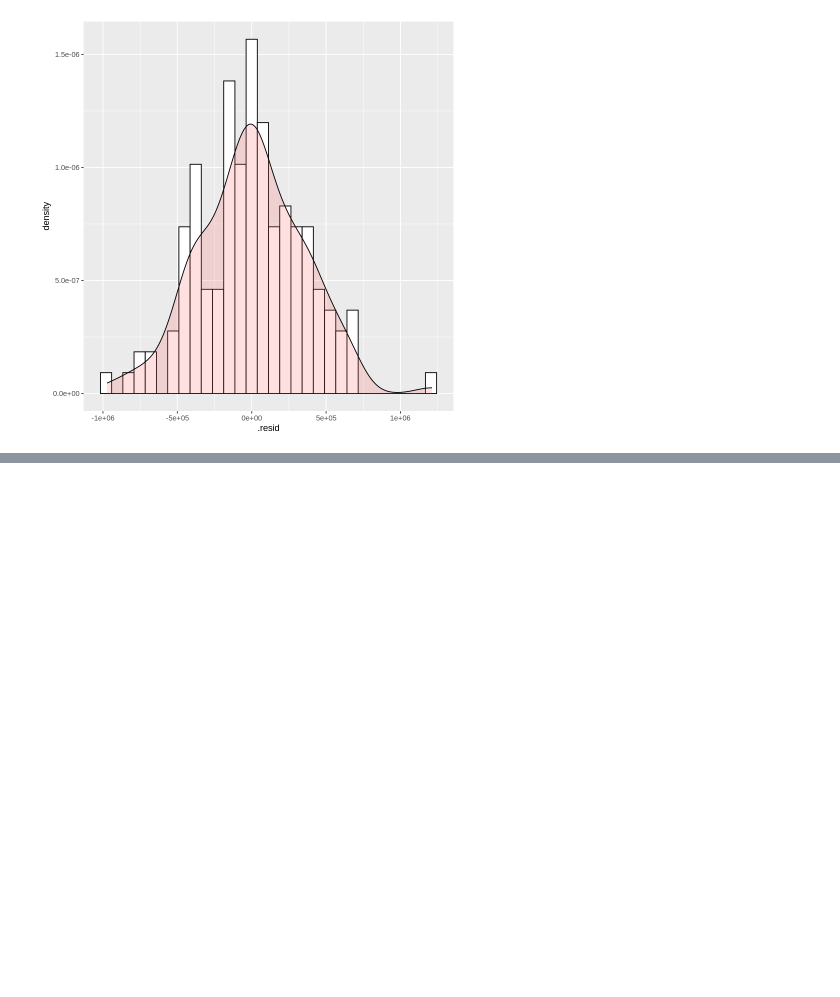
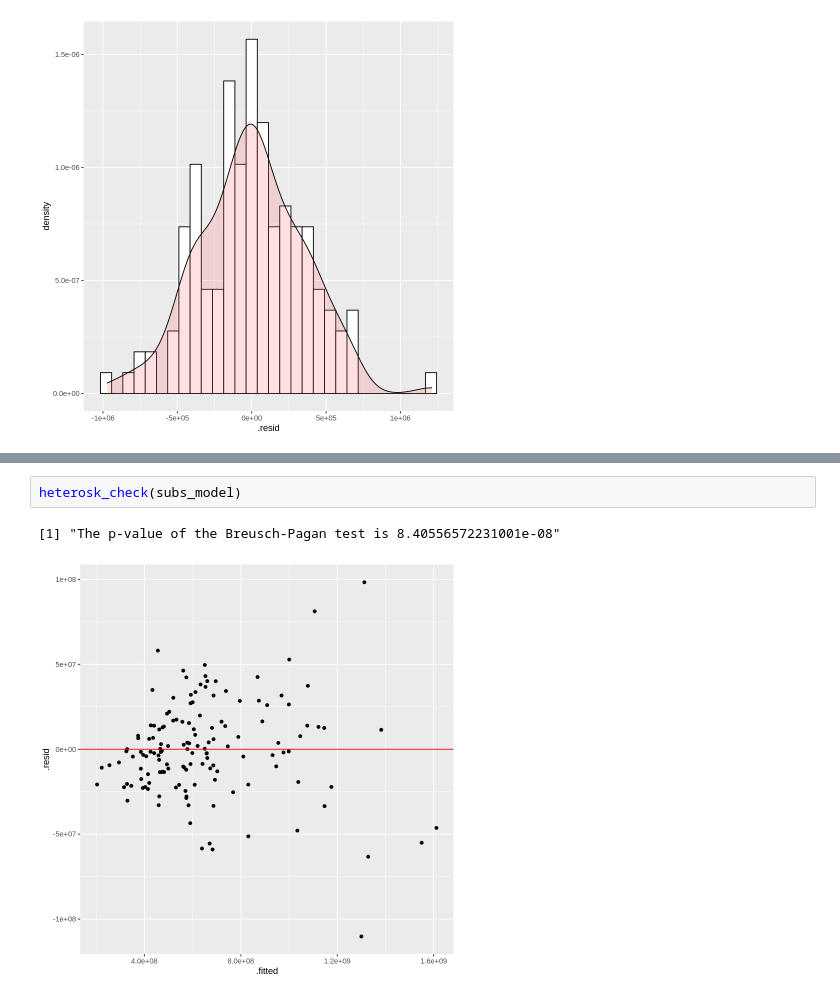
Before and after one commit to jpoletti/elec-demand-arg, a Jupyter notebook: ESP.ipynb, the cells around one changed output, grey strips where cells are left out. Cells and saved outputs as stored; diff of their text form; blank space fills up the shorter version.

```diff
--- a/ESP.ipynb
+++ b/ESP.ipynb
@@ -574,0 +605,5 @@ Warning message in predict.lm(model, data = predictors_df, interval = "predict")
+# %%
+heterosk_check(subs_model)
+# %% [output]
+[1] "The p-value of the Breusch-Pagan test is 8.40556572231001e-08"
+[figure, added]
```
Also changed, not shown: parts of 21 cells of this notebook.
